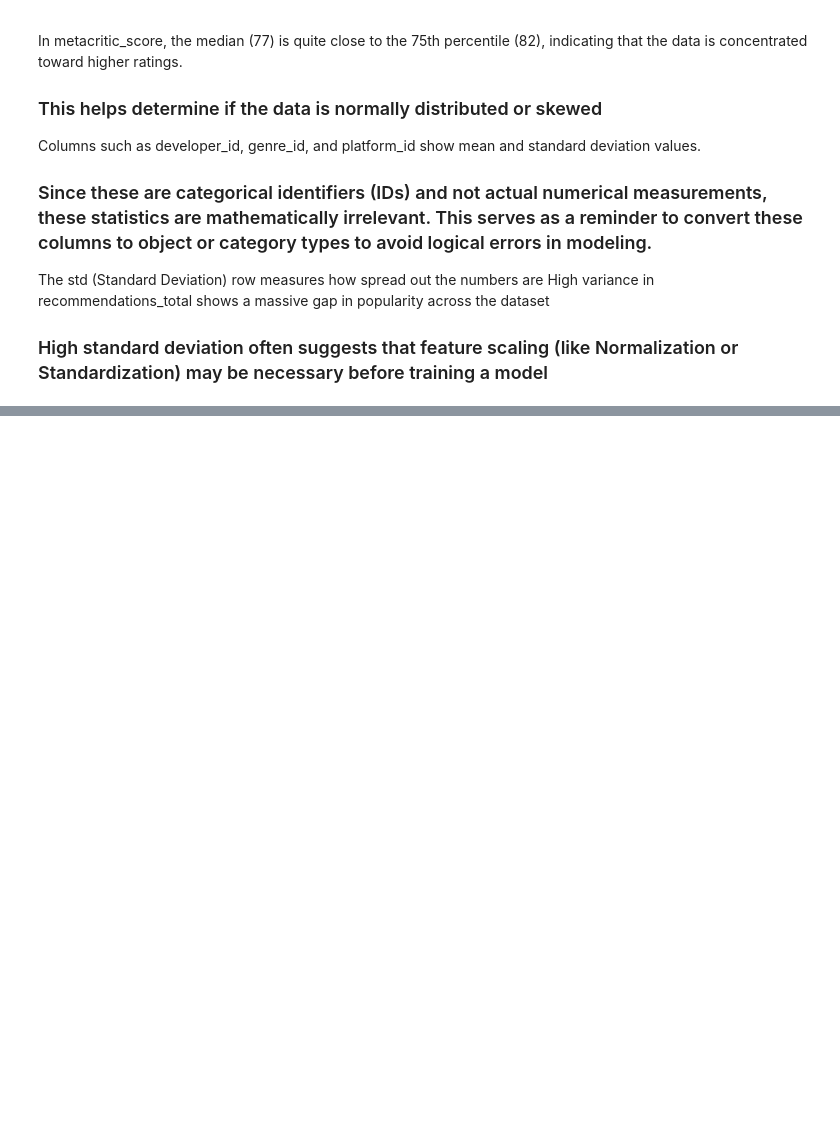
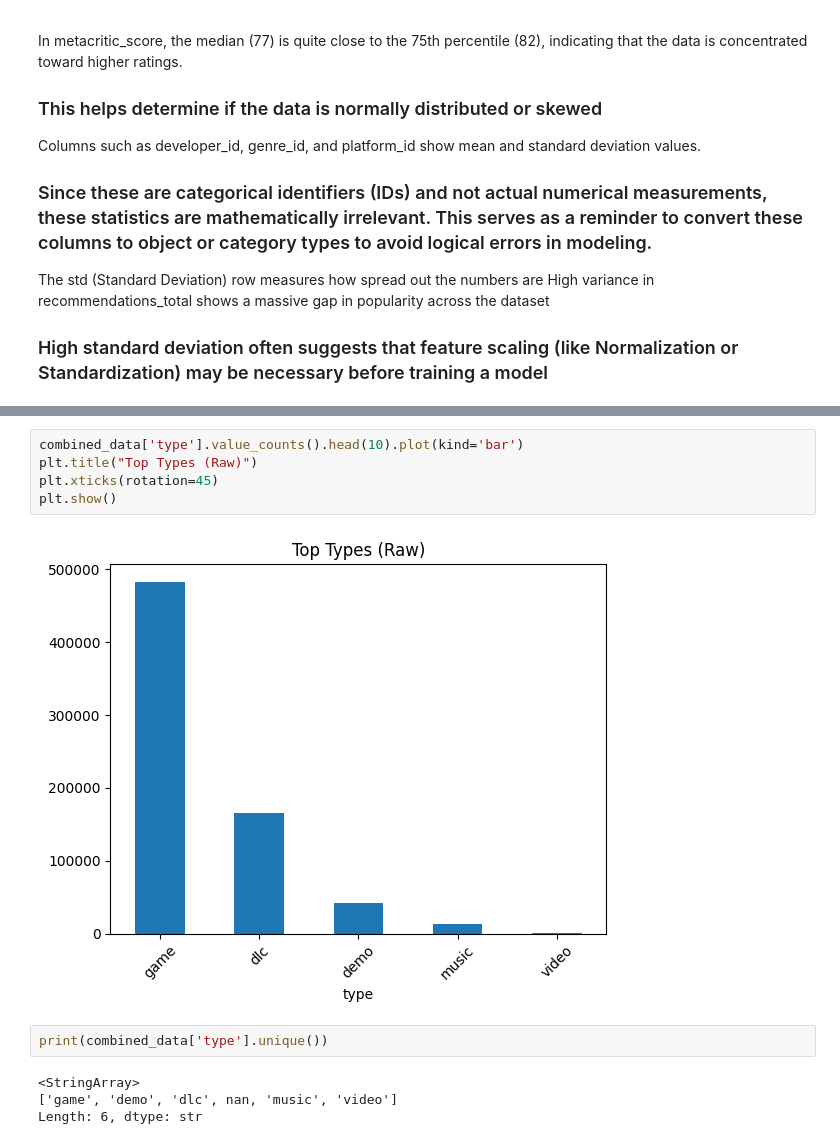
Before and after one commit to safety-crew/Steam-Game-Intelligence-Suite, a Jupyter notebook: notebooks/00_cleaning.ipynb, the cells around one changed output, grey strips where cells are left out. Drawn from its saved outputs; the diff is of its cells as text; blank space fills up the shorter version.

```diff
--- a/notebooks/00_cleaning.ipynb
+++ b/notebooks/00_cleaning.ipynb
@@ -224,0 +301,13 @@ High variance in recommendations_total shows a massive gap in popularity across
+# %%
+combined_data['type'].value_counts().head(10).plot(kind='bar')
+plt.title("Top Types (Raw)")
+plt.xticks(rotation=45)
+plt.show()
+# %% [output]
+[figure, added]
+# %%
+print(combined_data['type'].unique())
+# %% [output]
+<StringArray>
+['game', 'demo', 'dlc', nan, 'music', 'video']
+Length: 6, dtype: str
```
Also changed, not shown: parts of 14 cells of this notebook.
